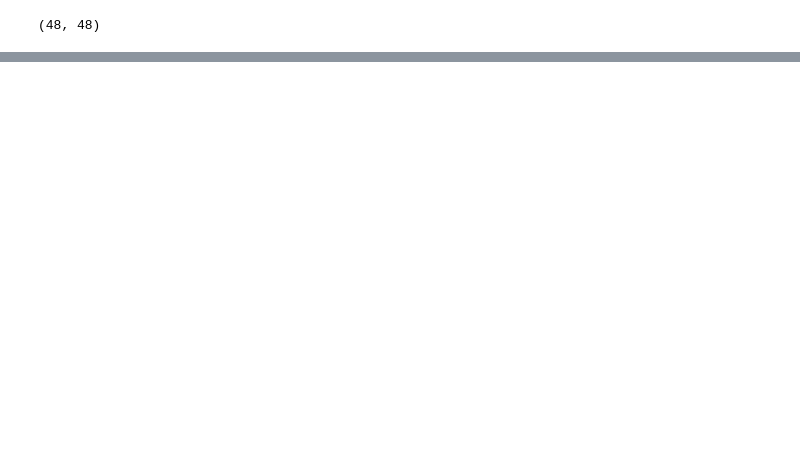
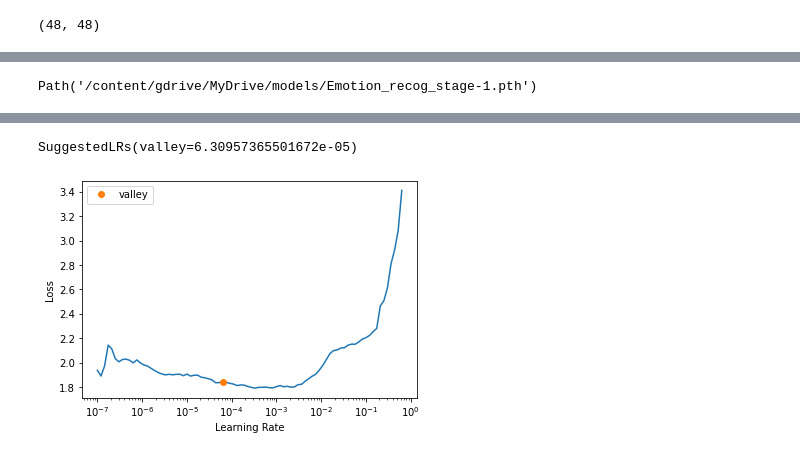
Before and after one commit to Aravinda89/emotion, a Jupyter notebook: Emotion_Recog.ipynb, the cells around one changed output, grey strips where cells are left out. Saved outputs shown, nothing was run; the diff lists cells and outputs as text; code cells hidden in the pictures; blank space fills up the shorter version.

```diff
--- a/Emotion_Recog.ipynb
+++ b/Emotion_Recog.ipynb
@@ -149,0 +177,2 @@ NameError: ignored
+# %%
+learn.fit_one_cycle(5, 0.0008317637839354575)
@@ -149,0 +186,8 @@ NameError: ignored
+# %%
+learn.save('/content/gdrive/MyDrive/models/Emotion_recog_stage-1')
+# %% [output]
+Path('/content/gdrive/MyDrive/models/Emotion_recog_stage-1.pth')
+# %%
+learn.unfreeze()
+learn.lr_find()
+# %% [output]
@@ -149,0 +195,2 @@ NameError: ignored
+SuggestedLRs(valley=6.30957365501672e-05)
+[figure, added]
```
Also changed, not shown: parts of 31 cells of this notebook.
